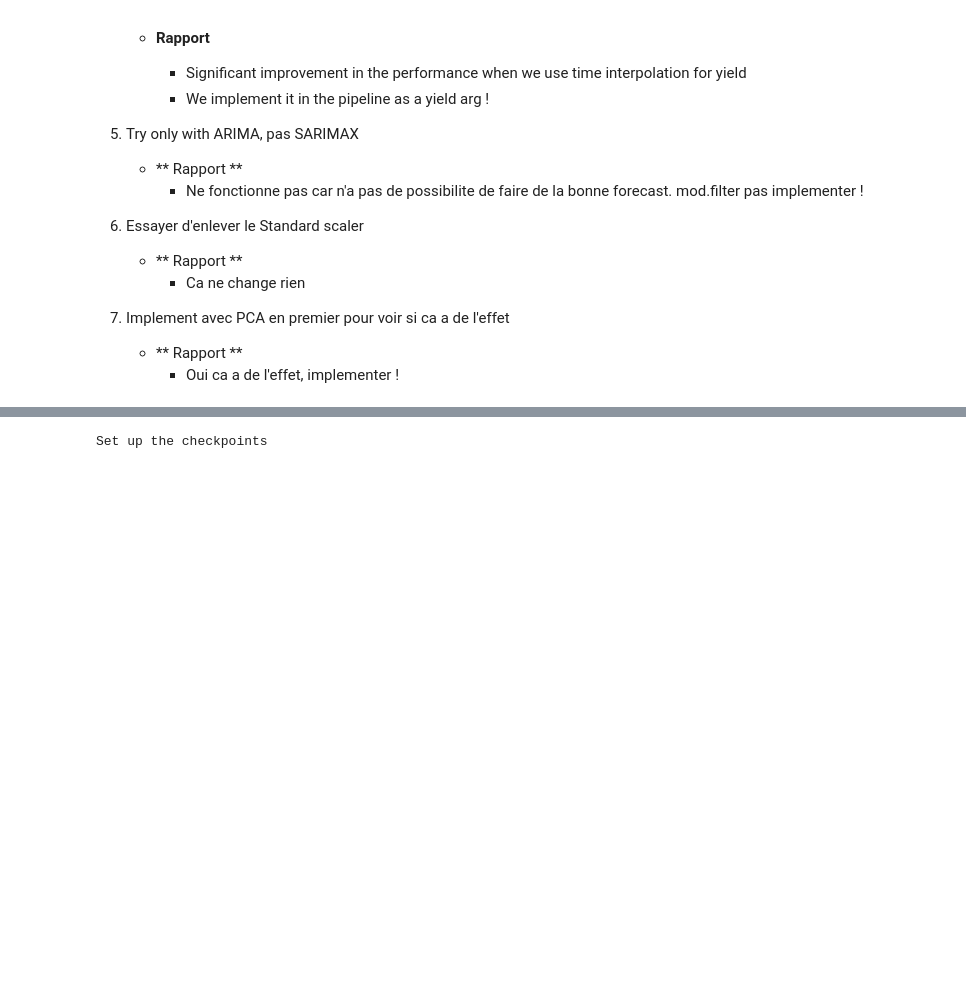
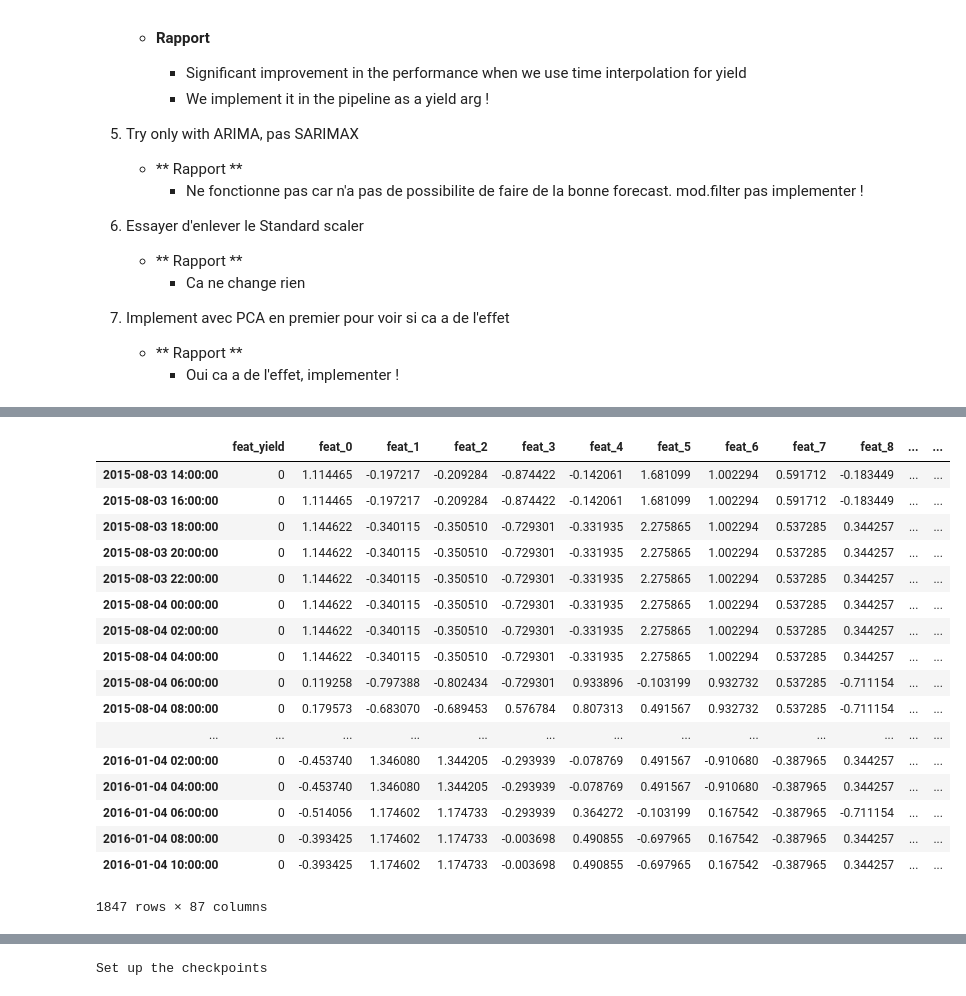
Before and after one commit to cthorey/fognet, a Jupyter notebook: 07-04-2016.ipynb, the cells around one changed output, grey strips where cells are left out. Drawn from its saved outputs; the diff is of its cells as text; code cells hidden in the pictures; blank space fills up the shorter version.

```diff
--- a/07-04-2016.ipynb
+++ b/07-04-2016.ipynb
@@ -56,0 +125,23 @@ Set up the checkpoints
+# %%
+model.update_main_df('group0',gp)
+# %%
+gp
+# %% [output]
+|  | feat_yield | feat_0 | feat_1 | feat_2 | feat_3 | feat_4 | feat_5 | feat_6 | feat_7 | feat_8 | ... | ... |
+| 2015-08-03 14:00:00 | 0 | 1.114465 | -0.197217 | -0.209284 | -0.874422 | -0.142061 | 1.681099 | 1.002294 | 0.591712 | -0.183449 | ... | ... |
+| 2015-08-03 16:00:00 | 0 | 1.114465 | -0.197217 | -0.209284 | -0.874422 | -0.142061 | 1.681099 | 1.002294 | 0.591712 | -0.183449 | ... | ... |
+| 2015-08-03 18:00:00 | 0 | 1.144622 | -0.340115 | -0.350510 | -0.729301 | -0.331935 | 2.275865 | 1.002294 | 0.537285 | 0.344257 | ... | ... |
+| 2015-08-03 20:00:00 | 0 | 1.144622 | -0.340115 | -0.350510 | -0.729301 | -0.331935 | 2.275865 | 1.002294 | 0.537285 | 0.344257 | ... | ... |
+| 2015-08-03 22:00:00 | 0 | 1.144622 | -0.340115 | -0.350510 | -0.729301 | -0.331935 | 2.275865 | 1.002294 | 0.537285 | 0.344257 | ... | ... |
+| 2015-08-04 00:00:00 | 0 | 1.144622 | -0.340115 | -0.350510 | -0.729301 | -0.331935 | 2.275865 | 1.002294 | 0.537285 | 0.344257 | ... | ... |
+| 2015-08-04 02:00:00 | 0 | 1.144622 | -0.340115 | -0.350510 | -0.729301 | -0.331935 | 2.275865 | 1.002294 | 0.537285 | 0.344257 | ... | ... |
+| 2015-08-04 04:00:00 | 0 | 1.144622 | -0.340115 | -0.350510 | -0.729301 | -0.331935 | 2.275865 | 1.002294 | 0.537285 | 0.344257 | ... | ... |
+| 2015-08-04 06:00:00 | 0 | 0.119258 | -0.797388 | -0.802434 | -0.729301 | 0.933896 | -0.103199 | 0.932732 | 0.537285 | -0.711154 | ... | ... |
+| 2015-08-04 08:00:00 | 0 | 0.179573 | -0.683070 | -0.689453 | 0.576784 | 0.807313 | 0.491567 | 0.932732 | 0.537285 | -0.711154 | ... | ... |
+| ... | ... | ... | ... | ... | ... | ... | ... | ... | ... | ... | ... | ... |
+| 2016-01-04 02:00:00 | 0 | -0.453740 | 1.346080 | 1.344205 | -0.293939 | -0.078769 | 0.491567 | -0.910680 | -0.387965 | 0.344257 | ... | ... |
+| 2016-01-04 04:00:00 | 0 | -0.453740 | 1.346080 | 1.344205 | -0.293939 | -0.078769 | 0.491567 | -0.910680 | -0.387965 | 0.344257 | ... | ... |
+| 2016-01-04 06:00:00 | 0 | -0.514056 | 1.174602 | 1.174733 | -0.293939 | 0.364272 | -0.103199 | 0.167542 | -0.387965 | -0.711154 | ... | ... |
+| 2016-01-04 08:00:00 | 0 | -0.393425 | 1.174602 | 1.174733 | -0.003698 | 0.490855 | -0.697965 | 0.167542 | -0.387965 | 0.344257 | ... | ... |
+| 2016-01-04 10:00:00 | 0 | -0.393425 | 1.174602 | 1.174733 | -0.003698 | 0.490855 | -0.697965 | 0.167542 | -0.387965 | 0.344257 | ... | ... |
+1847 rows × 87 columns
```
Also changed, not shown: parts of 41 cells of this notebook, 4 other files.
